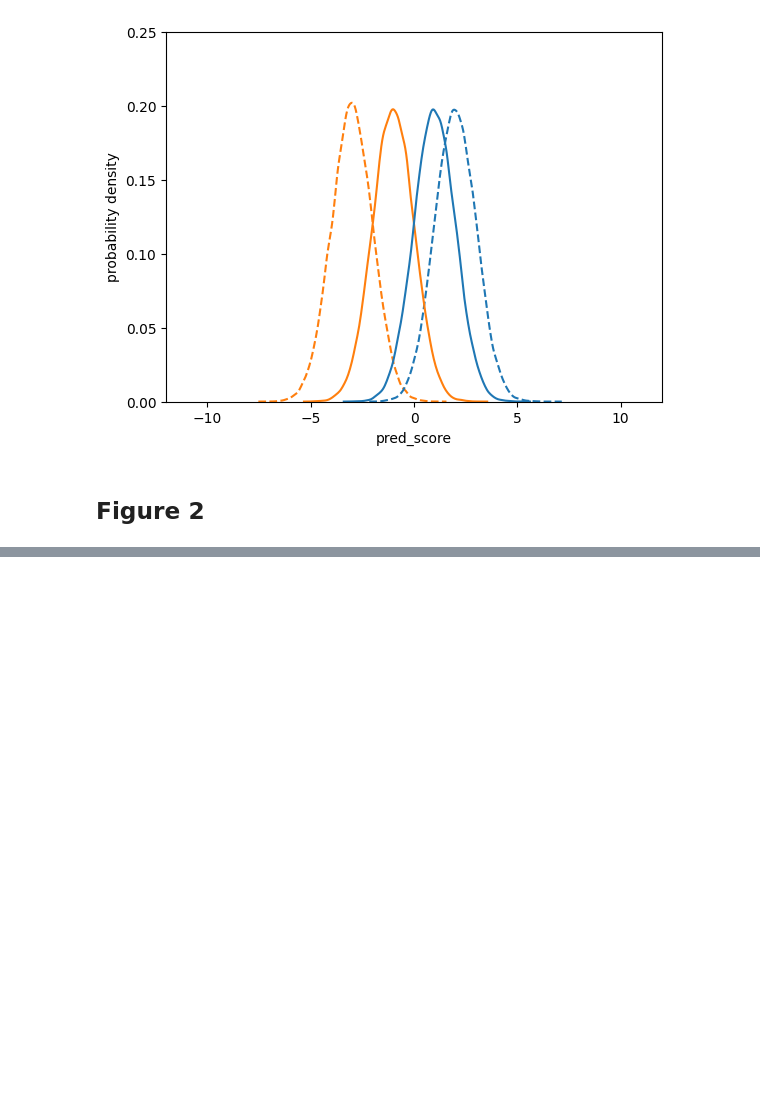
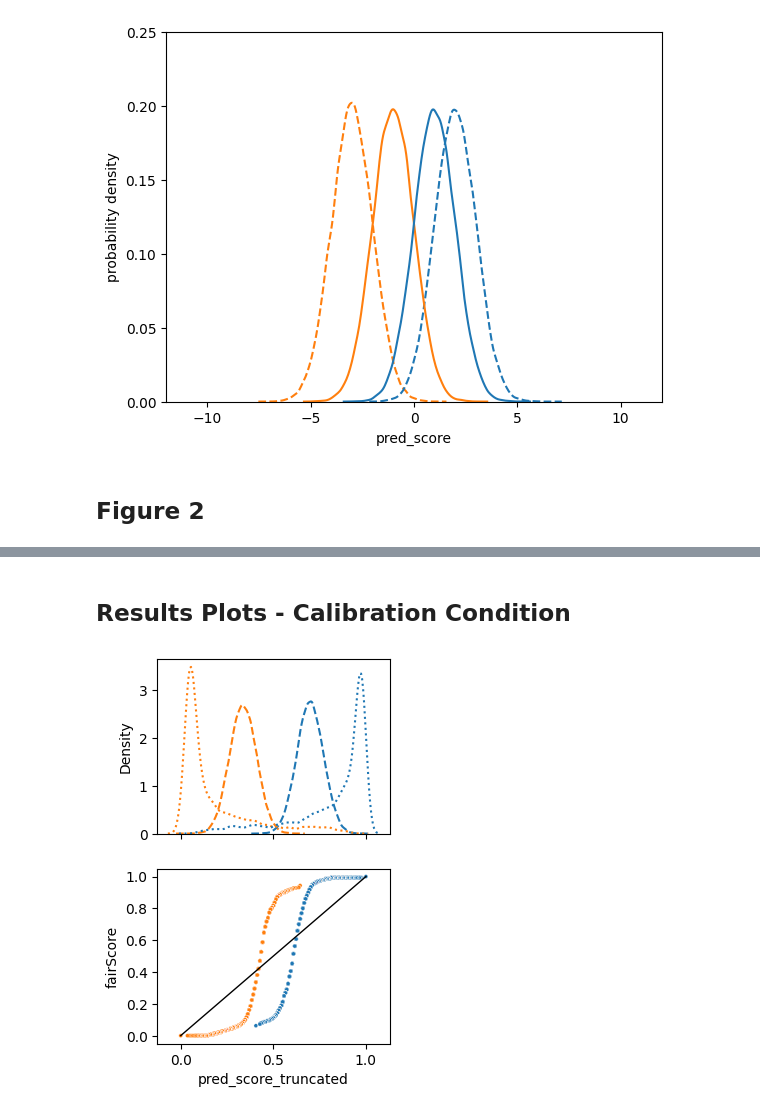
Before and after one commit to aloosley/faim, a Jupyter notebook: notebooks/Figures.ipynb, the cells around one changed output, grey strips where cells are left out. Saved outputs shown, nothing was run; the diff lists cells and outputs as text; code cells hidden in the pictures; blank space fills up the shorter version.

```diff
--- a/notebooks/Figures.ipynb
+++ b/notebooks/Figures.ipynb
@@ -63,0 +188,19 @@ fig.savefig("figures/figure1.svg", format="svg")
+# %% [markdown]
+## Results Plots - Calibration Condition
+# %%
+import seaborn as sns
+import matplotlib.pyplot as plt
+
+sns.color_palette("tab10")
+fig, (ax1, ax2) = plt.subplots(2, 1, sharex=True, figsize=(3, 5))
+
+sns.kdeplot(data=results, x="pred_score_truncated", hue="group", linestyle="--", ax=ax1)
+sns.kdeplot(data=results, x="fairScore", hue="group", linestyle=":", ax=ax1)
+
+sns.scatterplot(data=results, x="pred_score_truncated", y="fairScore", hue="group", s=8, ax=ax2)
+plt.plot([0, 1], [0, 1], 'k-', linewidth=1)
+
+for ax in (ax1, ax2):
+    ax.get_legend().remove()
+# %% [output]
+[figure, added]
```
Also changed, not shown: parts of 12 cells of this notebook, 4 other files.
